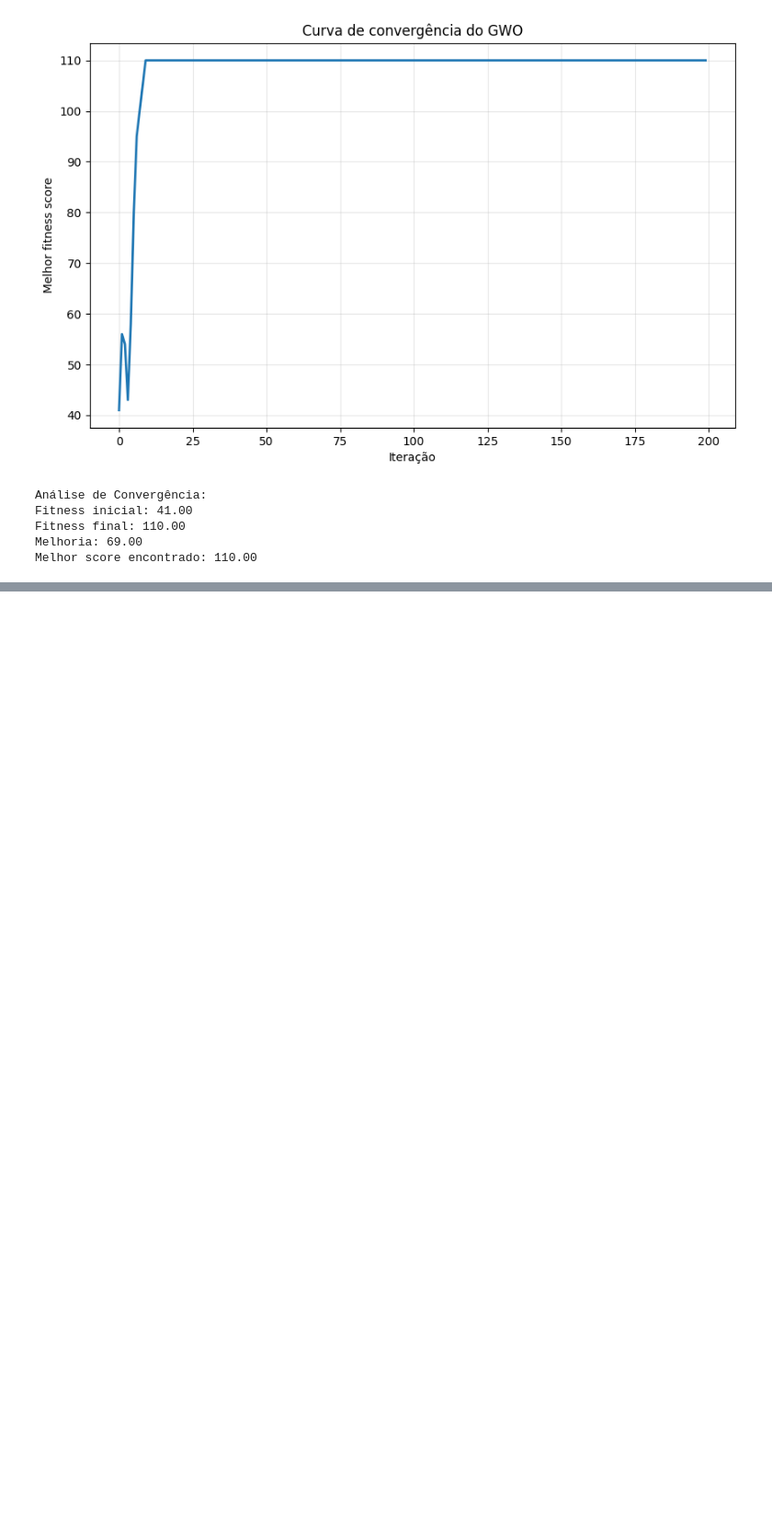
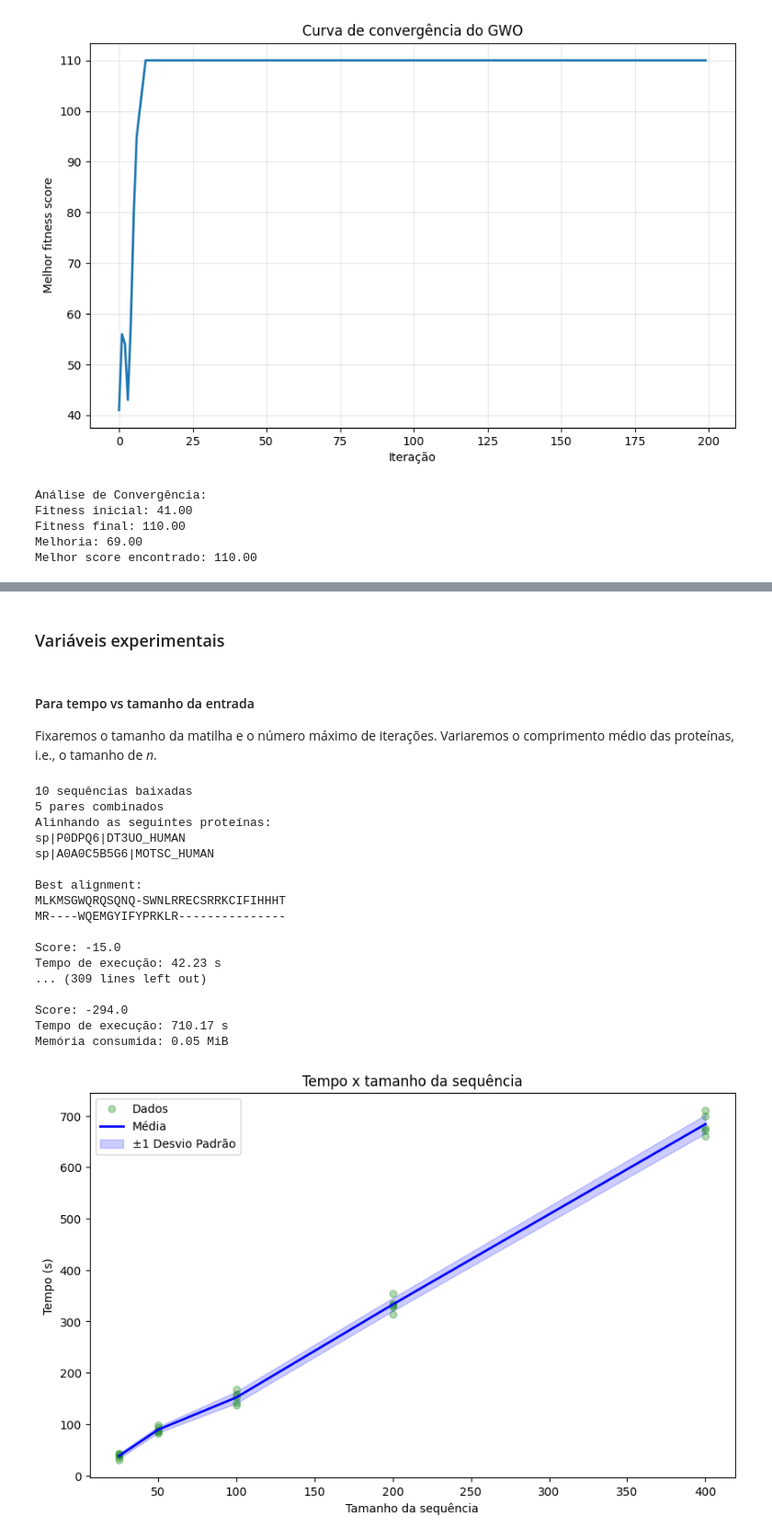
Before and after one commit to dcanevarollo/bio-gwo, a Jupyter notebook: src/experiments.ipynb, the cells around one changed output, grey strips where cells are left out. Shown at 92% size. Cells and saved outputs as stored; diff of their text form; code cells hidden in the pictures; blank space fills up the shorter version.

Commit message:
Time experiments

```diff
--- a/src/experiments.ipynb
+++ b/src/experiments.ipynb
@@ -5,8 +0,0 @@ Carregaremos 100 sequências proteicas da base [UniProt](https://www.uniprot.org
-# %%
-from functions import fetch_proteins, sample_pairs
-
-
-sequences = fetch_proteins(size=100)
-pairs = sample_pairs(sequences, n_pairs=20)
-print(f"{len(sequences)} downloaded sequences")
-print(f"{len(pairs)} generated pairs")
@@ -129,0 +130,2 @@ Melhor score encontrado: 110.00
+# %% [markdown]
+### Variáveis experimentais
@@ -129,0 +141,43 @@ Melhor score encontrado: 110.00
+# %% [markdown]
+#### Para tempo vs tamanho da entrada
+
+Fixaremos o tamanho da matilha e o número máximo de iterações. Variaremos o comprimento médio das proteínas, i.e., o tamanho de _n_.
+# %%
+from functions import fetch_data, plot_result
+
+
+population_size = 200
+max_iter = 500
+sequences_length = [25, 50, 100, 200, 400]
+
+timestamps: list[list[float]] = []
+
+for i in range(5):
+    timestamps.append([])
+    for n in sequences_length:
+        _, pairs = fetch_data(n)
+        seq1, seq2 = pairs[random.randint(0, len(pairs) - 1)]
+
+        _, _, elapsed_time, _ = run_alignment(seq1, seq2, population_size, max_iter)
+        timestamps[i].append(elapsed_time)
+
+plot_result(sequences_length, timestamps, "Tempo x tamanho da sequência", "Tamanho da sequência", "Tempo (s)")
+# %% [output]
+10 sequências baixadas
+5 pares combinados
+Alinhando as seguintes proteínas:
+sp|P0DPQ6|DT3UO_HUMAN
+sp|A0A0C5B5G6|MOTSC_HUMAN
+
+Best alignment:
+MLKMSGWQRQSQNQ-SWNLRRECSRRKCIFIHHHT
+MR----WQEMGYIFYPRKLR---------------
+
+Score: -15.0
+Tempo de execução: 42.23 s
+... (309 lines left out)
+
+Score: -294.0
+Tempo de execução: 710.17 s
+Memória consumida: 0.05 MiB
+[figure, added]
```
Also changed, not shown: parts of 11 cells of this notebook, 1 other file.
